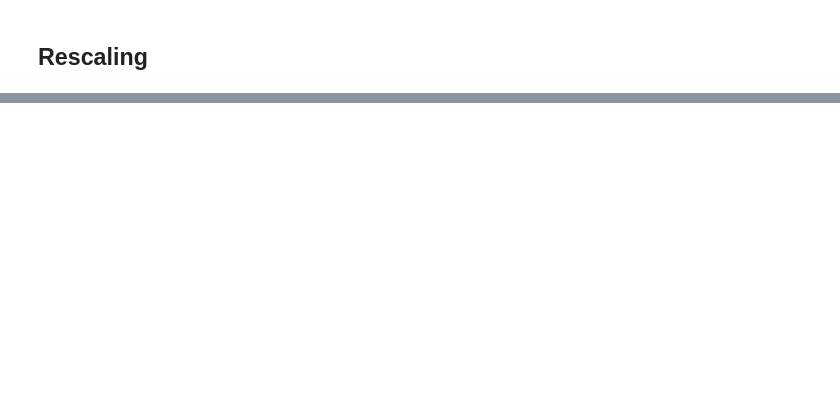
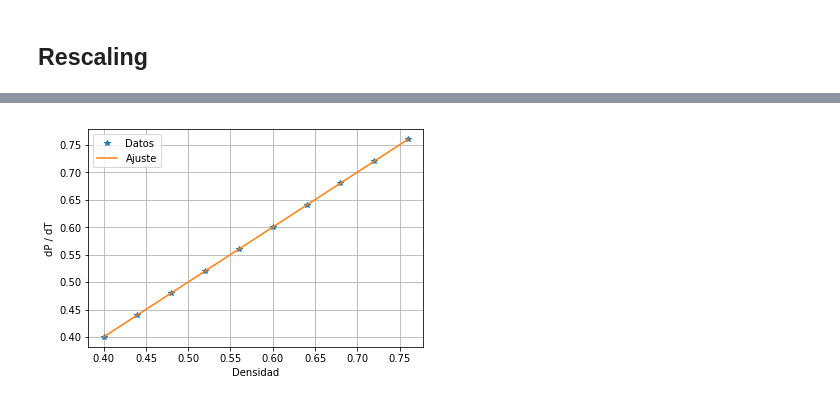
Before and after one commit to gonzalezzfelipe/MD_LJ, a Jupyter notebook: python/Untitled.ipynb, the cells around one changed output, grey strips where cells are left out. Drawn from its saved outputs; the diff is of its cells as text; code cells hidden in the pictures; blank space fills up the shorter version.

```diff
--- a/python/Untitled.ipynb
+++ b/python/Untitled.ipynb
@@ -130,0 +171,41 @@ low_density
+# %%
+TEMPERATURES = np.arange(0.4, 2.0, 0.05)[::2]
+DENSITIES = np.arange(0.4, 0.8, 0.02)[::2]
+temperatures = []
+pressures = []
+rhos = []
+for temp in TEMPERATURES:
+    for rho in DENSITIES:
+        df = read_log(f'temp_t_{temp:.2f}_rho_{rho:.2f}.log')
+        rhos.append(df.rho.mean())
+        temperatures.append(df['T'].mean())
+        pressures.append(df.P.mean())
+temperatures = np.array(temperatures)
+pressures = np.array(pressures)
+# %%
+ms = []
+for i, rho in enumerate(DENSITIES):
+    x = temperatures[i::len(DENSITIES)]
+    x = x[temperatures[i::len(DENSITIES)] > 1.5]
+
+    y = pressures[i::len(DENSITIES)]
+    y = y[temperatures[i::len(DENSITIES)] > 1.5]
+
+    m, b = linear(x, y)
+    ms.append(m[0])
+#     print(f'{m[0]:.5f} \pm {m[1]:.5f}, rho = {rho}')
+
+#     plt.plot(temperatures[i::len(DENSITIES)], pressures[i::len(DENSITIES)], '*', label='Datos')
+#     plt.plot(temperatures[i::len(DENSITIES)], m[0] * temperatures[i::len(DENSITIES)] + b[0], label='Ajuste')
+
+m, b = linear(DENSITIES, ms)
+plt.plot(DENSITIES, ms, '*', label='Datos')
+plt.plot(DENSITIES, m[0] * DENSITIES + b[0], '-', label='Ajuste')
+plt.grid()
+plt.xlabel('Densidad')
+plt.ylabel('dP / dT')
+plt.legend()
+savefig('pendientes_vs_rhos.png')
+plt.show()
+# %% [output]
+[figure, added]
```
Also changed, not shown: parts of 20 cells of this notebook, 15 other files.
